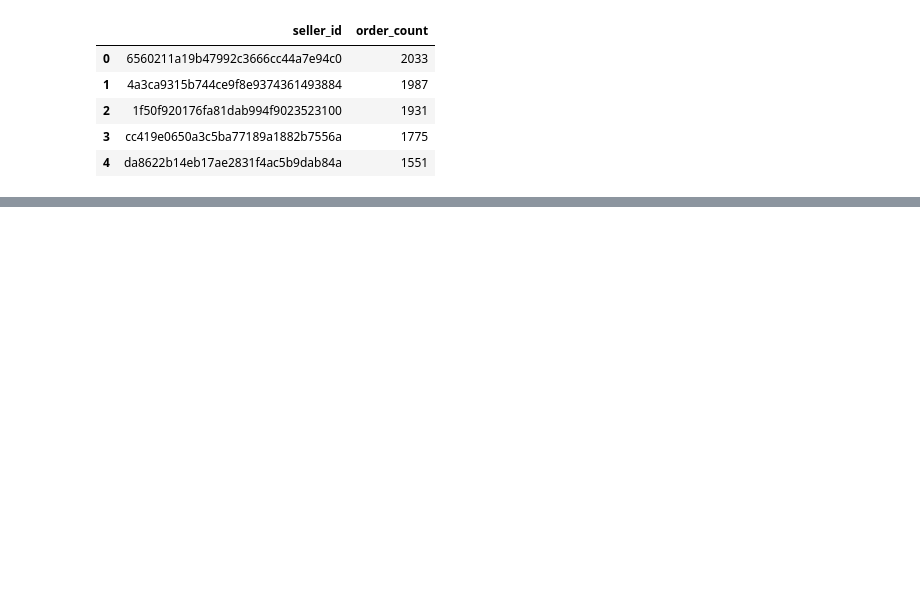
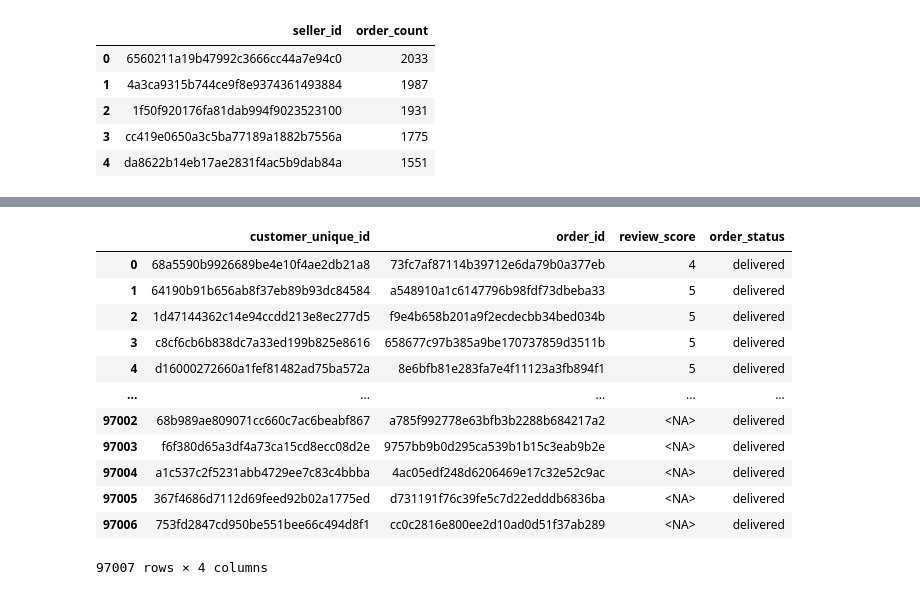
Before and after one commit to SimplyRamin/olist-customer-intelligence, a Jupyter notebook: notebooks/sql_practice.ipynb, the cells around one changed output, grey strips where cells are left out. Saved outputs shown, nothing was run; the diff lists cells and outputs as text; code cells hidden in the pictures; blank space fills up the shorter version.

```diff
--- a/notebooks/sql_practice.ipynb
+++ b/notebooks/sql_practice.ipynb
@@ -207,0 +270,26 @@ limit 5
+# %%
+q("""
+select
+  customers.customer_unique_id,
+  orders.order_id,
+  order_reviews.review_score,
+  orders.order_status
+from customers
+left join orders on customers.customer_id = orders.customer_id
+left join order_reviews on orders.order_id = order_reviews.order_id
+where order_status = 'delivered'
+""")
+# %% [output]
+|  | customer_unique_id | order_id | review_score | order_status |
+| 0 | 68a5590b9926689be4e10f4ae2db21a8 | 73fc7af87114b39712e6da79b0a377eb | 4 | delivered |
+| 1 | 64190b91b656ab8f37eb89b93dc84584 | a548910a1c6147796b98fdf73dbeba33 | 5 | delivered |
+| 2 | 1d47144362c14e94ccdd213e8ec277d5 | f9e4b658b201a9f2ecdecbb34bed034b | 5 | delivered |
+| 3 | c8cf6cb6b838dc7a33ed199b825e8616 | 658677c97b385a9be170737859d3511b | 5 | delivered |
+| 4 | d16000272660a1fef81482ad75ba572a | 8e6bfb81e283fa7e4f11123a3fb894f1 | 5 | delivered |
+| ... | ... | ... | ... | ... |
+| 97002 | 68b989ae809071cc660c7ac6beabf867 | a785f992778e63bfb3b2288b684217a2 | <NA> | delivered |
+| 97003 | f6f380d65a3df4a73ca15cd8ecc08d2e | 9757bb9b0d295ca539b1b15c3eab9b2e | <NA> | delivered |
+| 97004 | a1c537c2f5231abb4729ee7c83c4bbba | 4ac05edf248d6206469e17c32e52c9ac | <NA> | delivered |
+| 97005 | 367f4686d7112d69feed92b02a1775ed | d731191f76c39fe5c7d22edddb6836ba | <NA> | delivered |
+| 97006 | 753fd2847cd950be551bee66c494d8f1 | cc0c2816e800ee2d10ad0d51f37ab289 | <NA> | delivered |
+97007 rows × 4 columns
```
Also changed, not shown: parts of 25 cells of this notebook, 11 other files.
